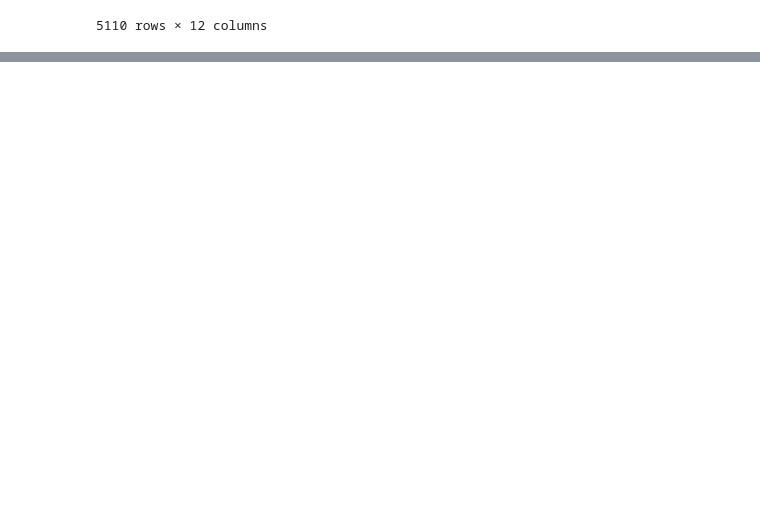
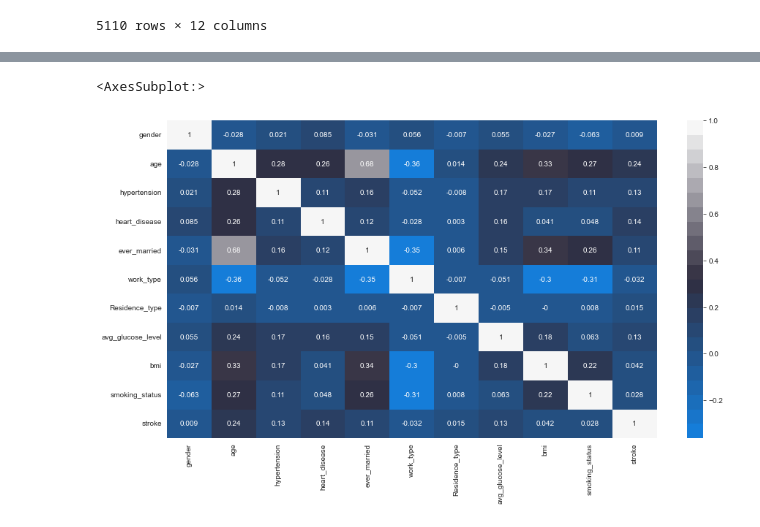
Before and after one commit to Peteryasser/Stroke-Prediction, a Jupyter notebook: code-and-dataset/EDA.ipynb, the cells around one changed output, grey strips where cells are left out. Saved outputs shown, nothing was run; the diff lists cells and outputs as text; code cells hidden in the pictures; blank space fills up the shorter version.

```diff
--- a/code-and-dataset/EDA.ipynb
+++ b/code-and-dataset/EDA.ipynb
@@ -174,0 +199,6 @@ visualize("agerange")
+# %%
+from sklearn.preprocessing import LabelEncoder
+for col in df.columns:
+   if df[col].dtype=='object':
+       l_en=LabelEncoder()
+       df[col] = l_en.fit_transform(df[col])
@@ -175,6 +228,6 @@ visualize("agerange")
 # %%
-df = px.data.tips()
-fig = px.histogram(df, x=data['agerange'], color=data['gender'])
+dd = px.data.tips()
+fig = px.histogram(dd, x=data['avg_glucose_level'], color=data['gender'])
 fig.show()
 # %% [output]
 [interactive output not drawn]
@@ -185,0 +253,6 @@ fig.show()
+# %%
+plt.figure(figsize=(15, 8))
+sns.heatmap(round(df.corr(), 3), annot=True, cmap=cmap, )
+# %% [output]
+<AxesSubplot:>
+[figure, added]
```
Also changed, not shown: parts of 24 cells of this notebook, 9 other files.
